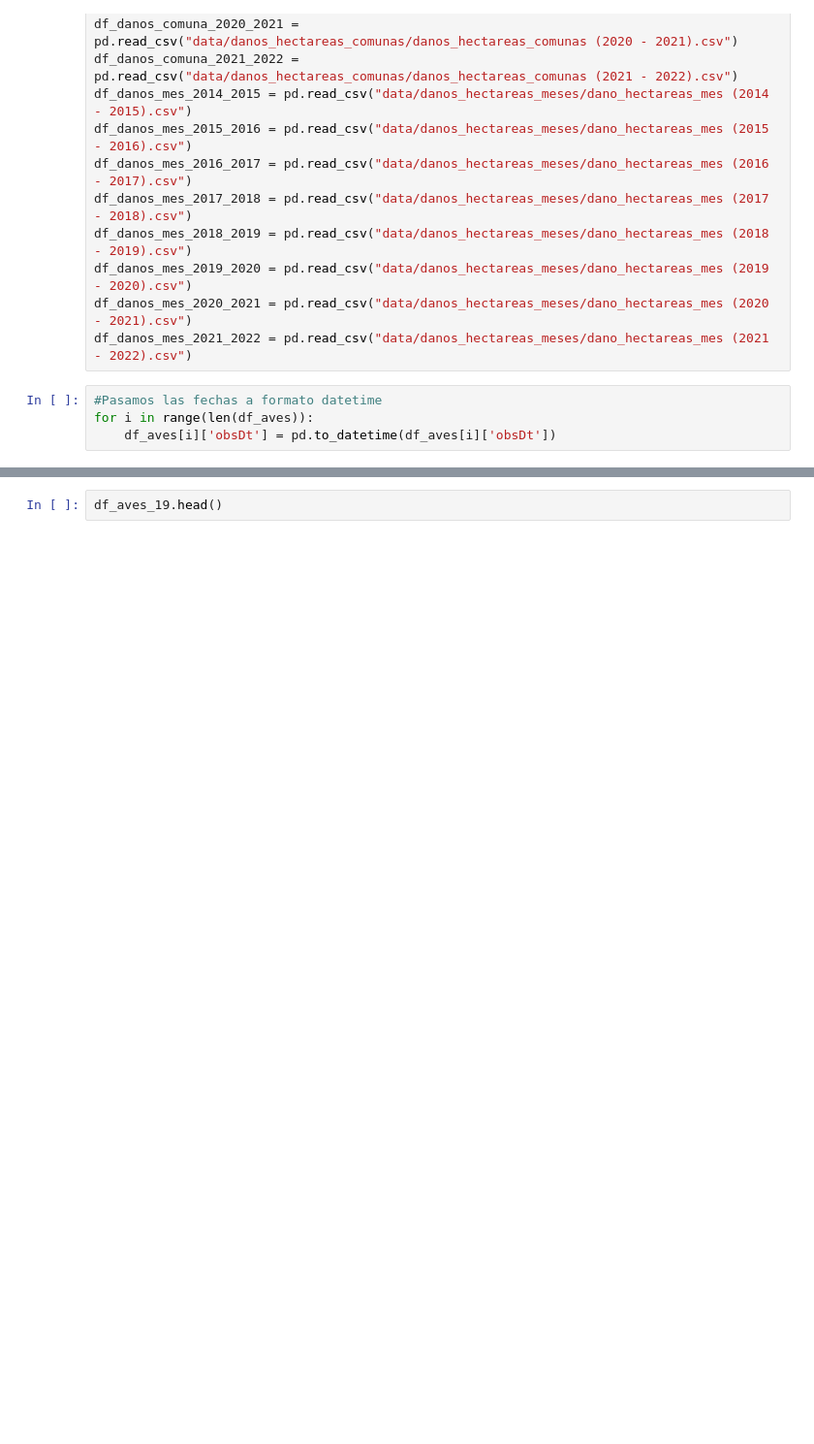
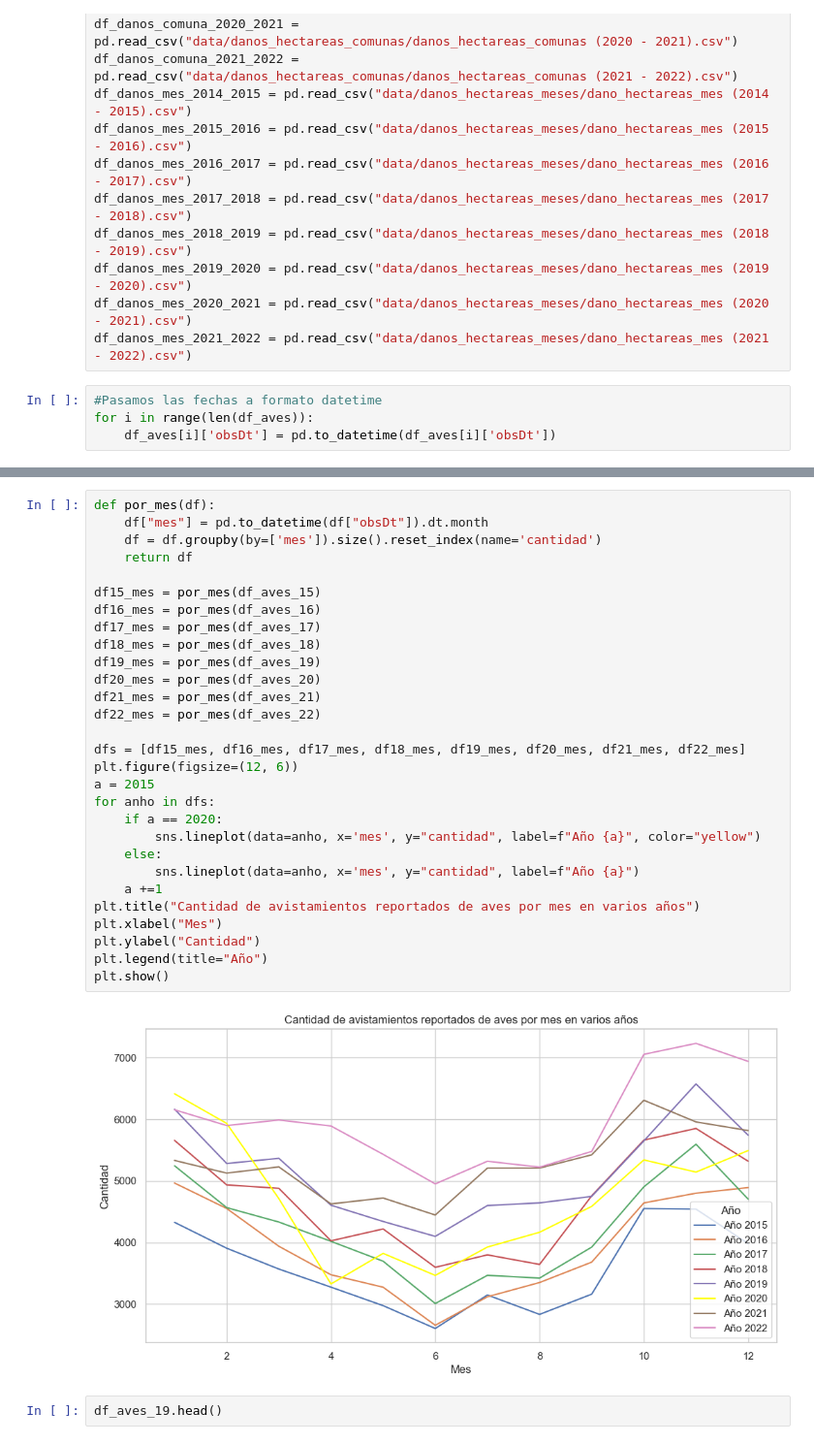
Before and after one commit to ymotomy/Proyecto-IMT2200, a Jupyter notebook: Proyecto.ipynb, the cells around one changed output, grey strips where cells are left out. Shown at 97% size. Saved outputs shown, nothing was run; the diff lists cells and outputs as text; blank space fills up the shorter version.

```diff
--- a/Proyecto.ipynb
+++ b/Proyecto.ipynb
@@ -80,3 +103,34 @@ La pandemia de Covid-19 ocurrió entre 2020 y 2021, donde la mayor parte del tie
+# %%
+def por_mes(df):
+    df["mes"] = pd.to_datetime(df["obsDt"]).dt.month
+    df = df.groupby(by=['mes']).size().reset_index(name='cantidad')
+    return df
+
+df15_mes = por_mes(df_aves_15)
+df16_mes = por_mes(df_aves_16)
+df17_mes = por_mes(df_aves_17)
+df18_mes = por_mes(df_aves_18)
+df19_mes = por_mes(df_aves_19)
+df20_mes = por_mes(df_aves_20)
+df21_mes = por_mes(df_aves_21)
+df22_mes = por_mes(df_aves_22)
+
+dfs = [df15_mes, df16_mes, df17_mes, df18_mes, df19_mes, df20_mes, df21_mes, df22_mes]
+plt.figure(figsize=(12, 6))
+a = 2015
+for anho in dfs:
+    if a == 2020:
+        sns.lineplot(data=anho, x='mes', y="cantidad", label=f"Año {a}", color="yellow")
+    else:
+        sns.lineplot(data=anho, x='mes', y="cantidad", label=f"Año {a}")
+    a +=1
+plt.title("Cantidad de avistamientos reportados de aves por mes en varios años")
+plt.xlabel("Mes")
+plt.ylabel("Cantidad")
+plt.legend(title="Año")
+plt.show()
+# %% [output]
+[figure, added]
 # %%
 df_aves_19.head()
 # %% [output]
```
Also changed, not shown: parts of 21 cells of this notebook, 1 other file.
